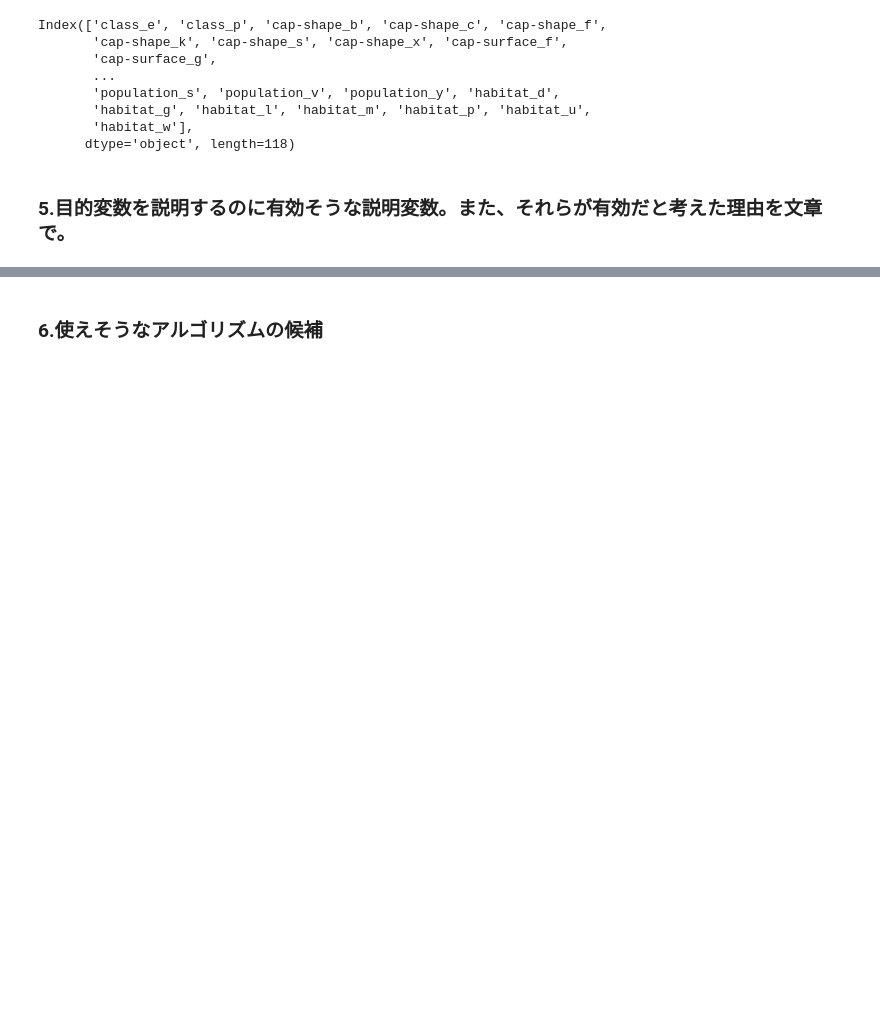
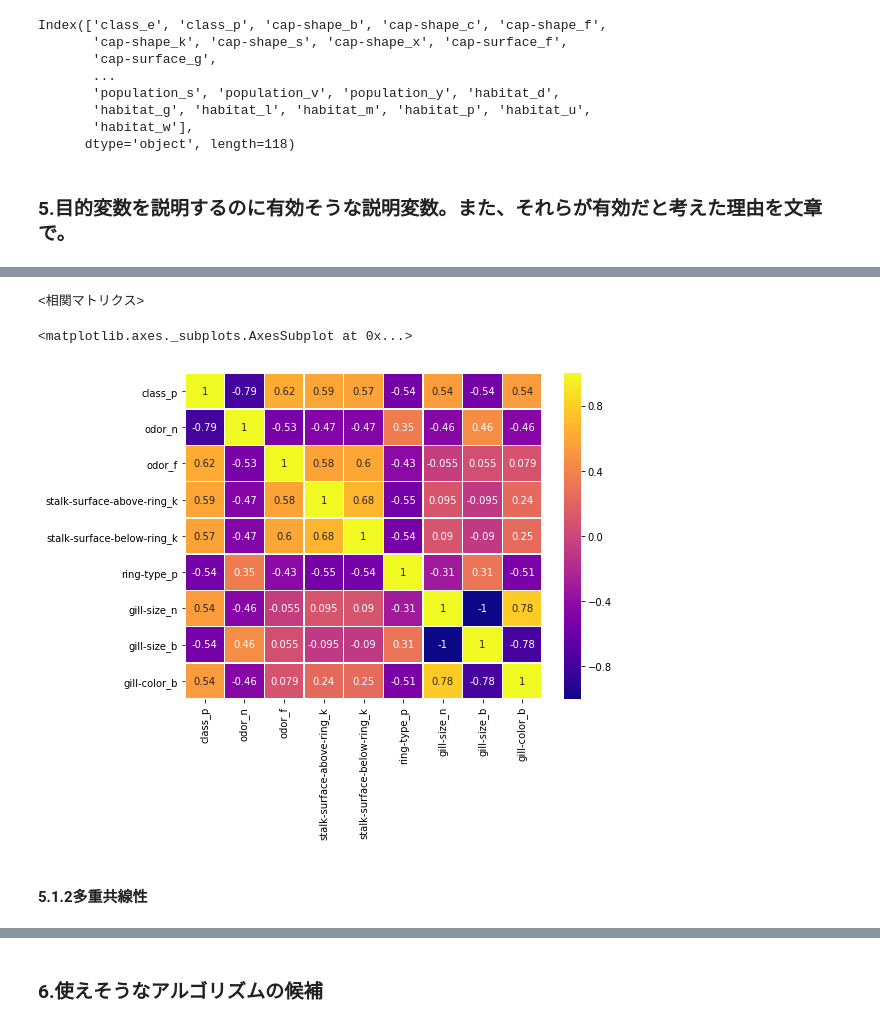
Before and after one commit to glanzend/skillupai, a Jupyter notebook: mushroom-classification-DAY5.ipynb, the cells around one changed output, grey strips where cells are left out. Saved outputs shown, nothing was run; the diff lists cells and outputs as text; code cells hidden in the pictures; blank space fills up the shorter version.

```diff
--- a/mushroom-classification-DAY5.ipynb
+++ b/mushroom-classification-DAY5.ipynb
@@ -270,0 +289,8 @@ Index(['class_e', 'class_p', 'cap-shape_b', 'cap-shape_c', 'cap-shape_f',
+# %%
+#目的変数と説明変数のみのデータフレームを作成
+y_var = "class_p"
+X_var = ["odor_n","odor_f","stalk-surface-above-ring_k","stalk-surface-below-ring_k","ring-type_p","gill-size_n","gill-size_b","gill-color_b"]
+
+df = dum_mushrooms[[y_var]+ X_var]
+display(df.head())
+display(df.tail())
@@ -270,0 +310,12 @@ Index(['class_e', 'class_p', 'cap-shape_b', 'cap-shape_c', 'cap-shape_f',
+# %%
+import seaborn as sns
+%matplotlib inline
+print('<相関マトリクス>')
+plt.figure(figsize=(8, 6)) #heatmap size
+sns.heatmap(df.corr(), annot=True, cmap='plasma', linewidths=.5) # annot:値表示/非表示 linewidths: しきり線
+# %% [output]
+<相関マトリクス>
+<matplotlib.axes._subplots.AxesSubplot at 0x...>
+[figure, added]
+# %% [markdown]
+#### 5.1.2多重共線性
```
Also changed, not shown: parts of 33 cells of this notebook.
